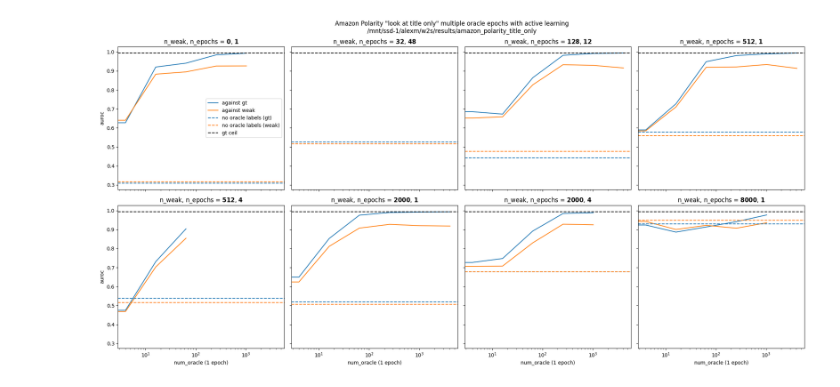
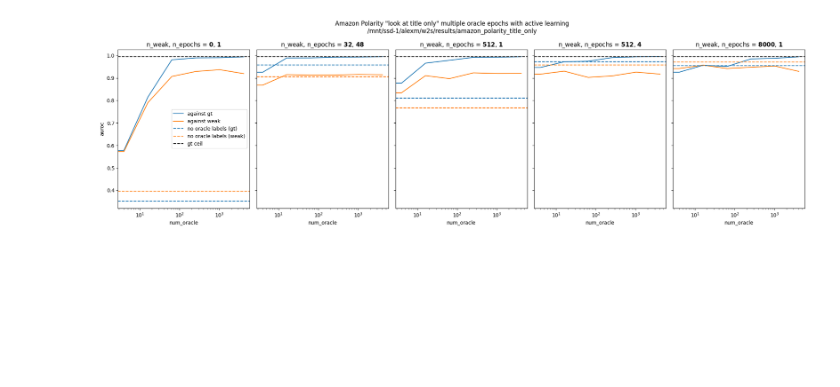
Before and after one commit to EleutherAI/w2s, a Jupyter notebook: analysis.ipynb, the cells around one changed output. Drawn from its saved outputs; the diff is of its cells as text; code cells hidden in the pictures; blank space fills up the shorter version.

```diff
--- a/analysis.ipynb
+++ b/analysis.ipynb
@@ -11,17 +11,18 @@ root = Path("/mnt/ssd-1/alexm/w2s/results/amazon_polarity_title_only/")
 # all subdirectories of the form `run_name`*
 title = "Amazon Polarity \"look at title only\" multiple oracle epochs with active learning"
 # title = "Sciq with support \"does context contain `ans`\""
+suffix = "_active5"
 data = []
 configs = []
-names = [
-    # "am_title_0_active2",
-    "am_title_32x48_active2",
-    # "am_title_128x12_active2",
-    "am_title_512_active2",
-    # "am_title_512x4_active2",
-    "am_title_2000_active2",
-    # "am_title_2000x4_active2",
-    "am_title_8000_active2",
+subdirs = [
+    f"am_title_0{suffix}",
+    f"am_title_32x48{suffix}",
+    # f"am_title_128x12{suffix}",
+    f"am_title_512{suffix}",
+    f"am_title_512x4{suffix}",
+    # f"am_title_2000{suffix}",
+    # f"am_title_2000x4{suffix}",
+    f"am_title_8000{suffix}",
     # "am_title_0_orepoch",
     # "am_title_32x48_orepoch",
     # "am_title_128x12_orepoch",
@@ -56,7 +57,8 @@ names = [
     # 'am_title_8000',
 ]
 
-for name in names:
+names = []
+for name in subdirs:
     d = root / name
     # df = pd.read_json(d / "results.json", orient="records", lines=True)
     dicts = []
@@ -69,4 +71,5 @@ for name in names:
     # with open(d / "config.json") as f:
     #     config = json.load(f)
     data.append(df)
+    names.append(name)
     # configs.append(config)
@@ -79,36 +87,38 @@ dicts
 # %%
 # I want a horizontal grid of aligned subplots, one for each n_weak, with x-axis=n_oracle, and y_axis=auroc
 
-fig, axs = plt.subplots(2, 4, figsize=(20, 10), sharey=True, sharex=True)
+rows, cols = 1, 5
+fig, axs = plt.subplots(rows, cols, figsize=(20, 6), sharey=True, sharex=True)
+metric = "auroc"
 for i, (df, name) in enumerate(zip(data, names)):
     if i == 0:
-        gt_ceil = df["auroc"].max()
-    ax = axs[i // 4, i % 4]
+        gt_ceil = df[metric].max()
+    ax = axs[i // cols, i % cols] if rows > 1 else axs[i % cols]
     plt.sca(ax)
-    sns.lineplot(x="num_oracle", y="auroc", data=df, label="against gt" if i == 0 else None)
-    sns.lineplot(x="num_oracle", y="auroc_against_weak", data=df, label="against weak" if i == 0 else None)
+    sns.lineplot(x="num_oracle", y=metric, data=df, label="against gt" if i == 0 else None)
+    sns.lineplot(x="num_oracle", y=f"{metric}_against_weak", data=df, label="against weak" if i == 0 else None)
     # horizontal lines for num_oracle = 0
     zero_row = df[df["num_oracle"] == 0]
-    ax.axhline(zero_row["auroc"].values[0], color="tab:blue", linestyle="--", label="no oracle labels (gt)" if i == 0 else None)
-    ax.axhline(zero_row["auroc_against_weak"].values[0], color="tab:orange", linestyle="--", label="no oracle labels (weak)" if i == 0 else None)
+    ax.axhline(zero_row[metric].values[0], color="tab:blue", linestyle="--", label="no oracle labels (gt)" if i == 0 else None)
+    ax.axhline(zero_row[f"{metric}_against_weak"].values[0], color="tab:orange", linestyle="--", label="no oracle labels (weak)" if i == 0 else None)
     ax.axhline(gt_ceil, color="black", linestyle="--", label="gt ceil" if i == 0 else None)
     if i == 0:
         plt.legend()
 
     last = name.split("_")[-2]
     if "x" in last:
         n_weak, n_epochs =last.split("x")
     else:
         n_weak = last
         n_epochs = "1"
 
     plt.title("n_weak, n_epochs = $\mathbf{" + n_weak + "}$, $\mathbf{" + n_epochs + "}$")
     plt.semilogx()
-    plt.xlabel("num_oracle (1 epoch)")
-    plt.ylabel("auroc")
+    plt.xlabel("num_oracle")
+    plt.ylabel(metric)
 
-plt.suptitle(f"{title}\n{root}")
+plt.suptitle(f"{title}\n{root}/*{suffix}")
 plt.tight_layout()
 plt.show()
 # %% [output]
-[figure, old version]
+[figure, new version]
```
Also changed, not shown: parts of 3 cells of this notebook, 6 other files.
